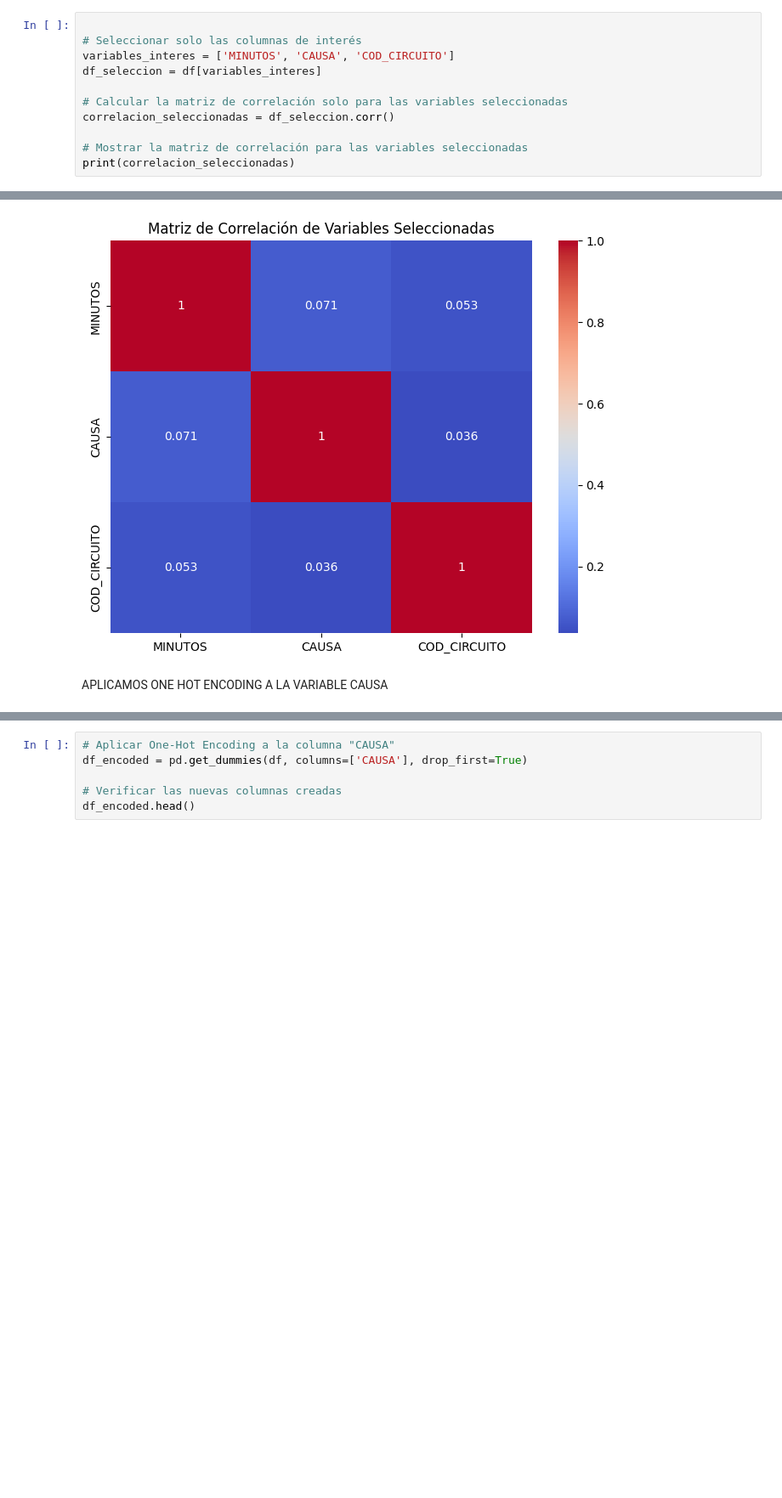
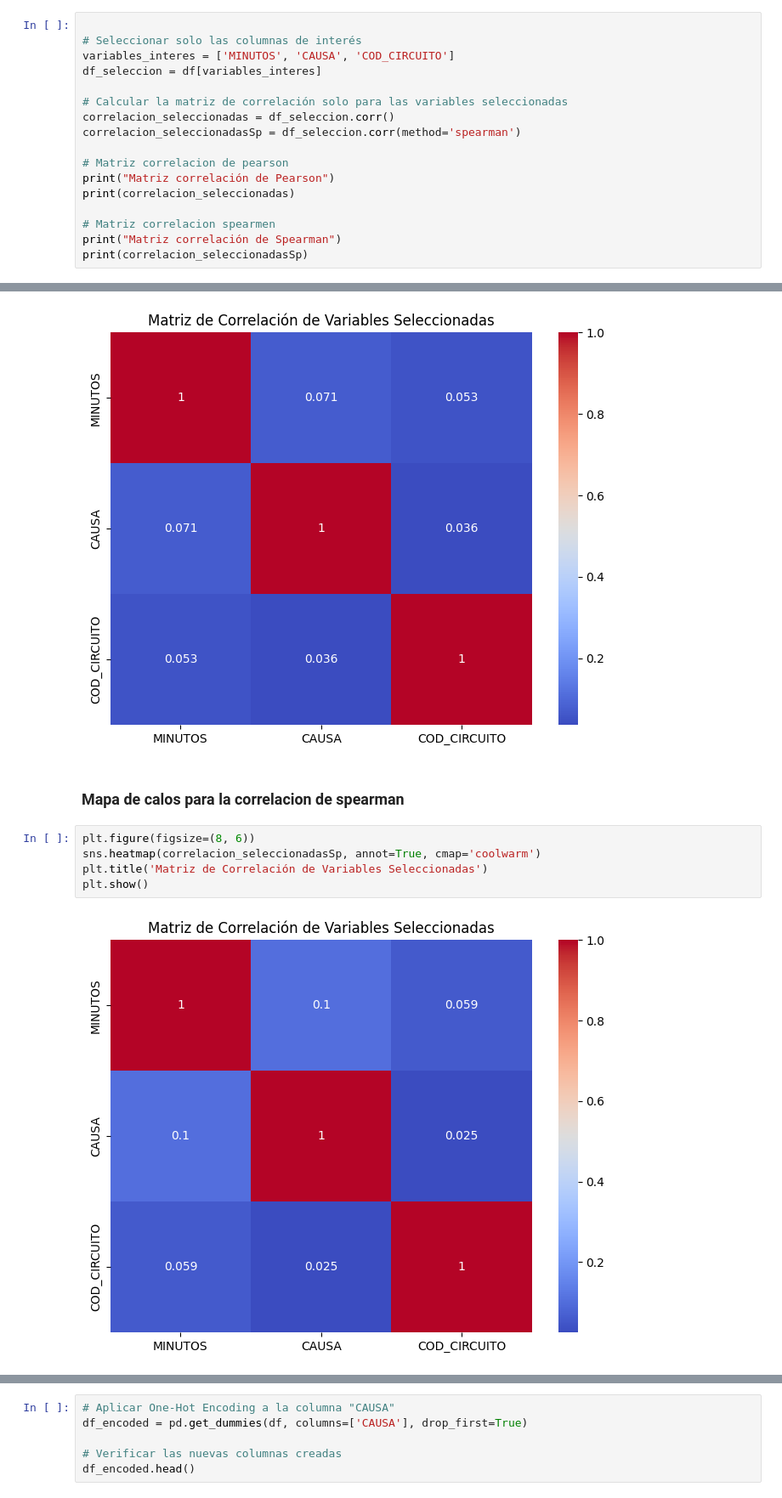
Before and after one commit to semurillas/pregunta_smart_smc, a Jupyter notebook: fallascircuitos2.ipynb, the cells around one changed output, grey strips where cells are left out. Shown at 85% size. Drawn from its saved outputs; the diff is of its cells as text; blank space fills up the shorter version.

```diff
--- a/fallascircuitos2.ipynb
+++ b/fallascircuitos2.ipynb
@@ -244,7 +250,13 @@ df_seleccion = df[variables_interes]
 
 # Calcular la matriz de correlación solo para las variables seleccionadas
 correlacion_seleccionadas = df_seleccion.corr()
+correlacion_seleccionadasSp = df_seleccion.corr(method='spearman')
 
-# Mostrar la matriz de correlación para las variables seleccionadas
+# Matriz correlacion de pearson
+print("Matriz correlación de Pearson")
 print(correlacion_seleccionadas)
+
+# Matriz correlacion spearmen
+print("Matriz correlación de Spearman")
+print(correlacion_seleccionadasSp)
 # %% [output]
@@ -260,5 +280,12 @@ plt.title('Matriz de Correlación de Variables Seleccionadas')
 plt.show()
 # %% [output]
 [figure]
-# %% [markdown]
-APLICAMOS ONE HOT ENCODING A LA VARIABLE CAUSA
+# %% [markdown]
+### Mapa de calos para la correlacion de spearman
+# %%
+plt.figure(figsize=(8, 6))
+sns.heatmap(correlacion_seleccionadasSp, annot=True, cmap='coolwarm')
+plt.title('Matriz de Correlación de Variables Seleccionadas')
+plt.show()
+# %% [output]
+[figure, added]
```
Also changed, not shown: parts of 9 cells of this notebook.
